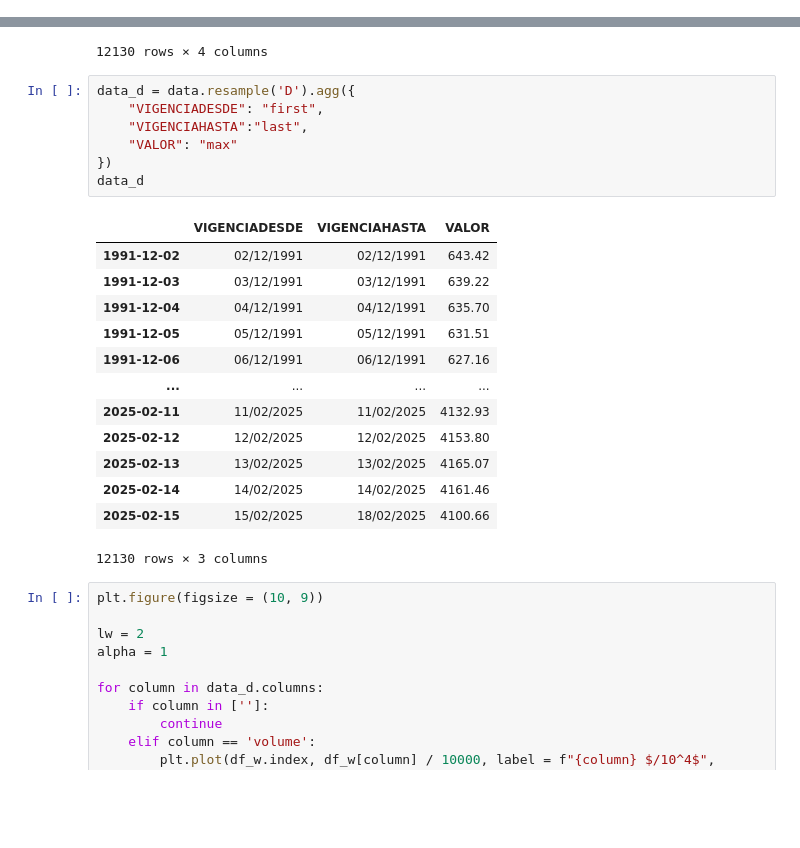
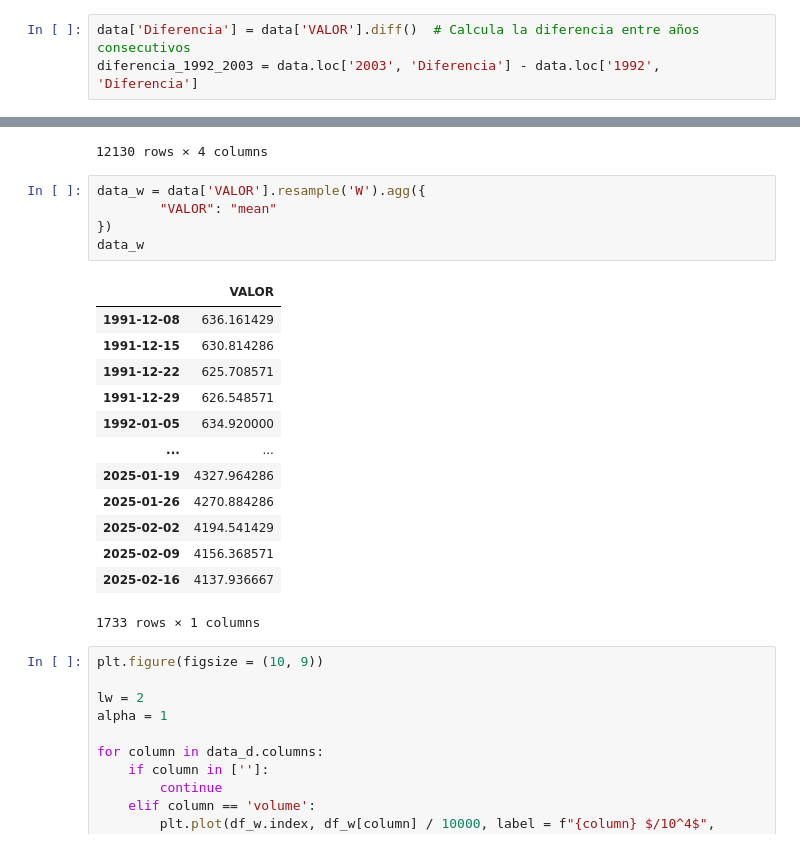
Before and after one commit to sergiolaverde0/fp_sub_IA, a Jupyter notebook: Trabajo_final_JARR_JAJE_SAL.ipynb, the cells around one changed output, grey strips where cells are left out. Saved outputs shown, nothing was run; the diff lists cells and outputs as text; blank space fills up the shorter version.

```diff
--- a/Trabajo_final_JARR_JAJE_SAL.ipynb
+++ b/Trabajo_final_JARR_JAJE_SAL.ipynb
@@ -264,0 +316,3 @@ plt.show();
+# %%
+data['Diferencia'] = data['VALOR'].diff()  # Calcula la diferencia entre años consecutivos
+diferencia_1992_2003 = data.loc['2003', 'Diferencia'] - data.loc['1992', 'Diferencia']
@@ -432,26 +500,24 @@ data
 | 2025-02-15 | 4100.66 | COP | 15/02/2025 | 18/02/2025 |
 12130 rows × 4 columns
 # %%
-data_d = data.resample('D').agg({
-    "VIGENCIADESDE": "first",
-    "VIGENCIAHASTA":"last",
-    "VALOR": "max"
+data_w = data['VALOR'].resample('W').agg({
+        "VALOR": "mean"
 })
-data_d
+data_w
 # %% [output]
-|  | VIGENCIADESDE | VIGENCIAHASTA | VALOR |
-| 1991-12-02 | 02/12/1991 | 02/12/1991 | 643.42 |
-| 1991-12-03 | 03/12/1991 | 03/12/1991 | 639.22 |
-| 1991-12-04 | 04/12/1991 | 04/12/1991 | 635.70 |
-| 1991-12-05 | 05/12/1991 | 05/12/1991 | 631.51 |
-| 1991-12-06 | 06/12/1991 | 06/12/1991 | 627.16 |
-| ... | ... | ... | ... |
-| 2025-02-11 | 11/02/2025 | 11/02/2025 | 4132.93 |
-| 2025-02-12 | 12/02/2025 | 12/02/2025 | 4153.80 |
-| 2025-02-13 | 13/02/2025 | 13/02/2025 | 4165.07 |
-| 2025-02-14 | 14/02/2025 | 14/02/2025 | 4161.46 |
-| 2025-02-15 | 15/02/2025 | 18/02/2025 | 4100.66 |
+|  | VALOR |
+| 1991-12-08 | 636.161429 |
+| 1991-12-15 | 630.814286 |
+| 1991-12-22 | 625.708571 |
+| 1991-12-29 | 626.548571 |
+| 1992-01-05 | 634.920000 |
+| ... | ... |
+| 2025-01-19 | 4327.964286 |
+| 2025-01-26 | 4270.884286 |
+| 2025-02-02 | 4194.541429 |
+| 2025-02-09 | 4156.368571 |
+| 2025-02-16 | 4137.936667 |
-12130 rows × 3 columns
+1733 rows × 1 columns
 # %%
 plt.figure(figsize = (10, 9))
 
```
Also changed, not shown: parts of 12 cells of this notebook.
